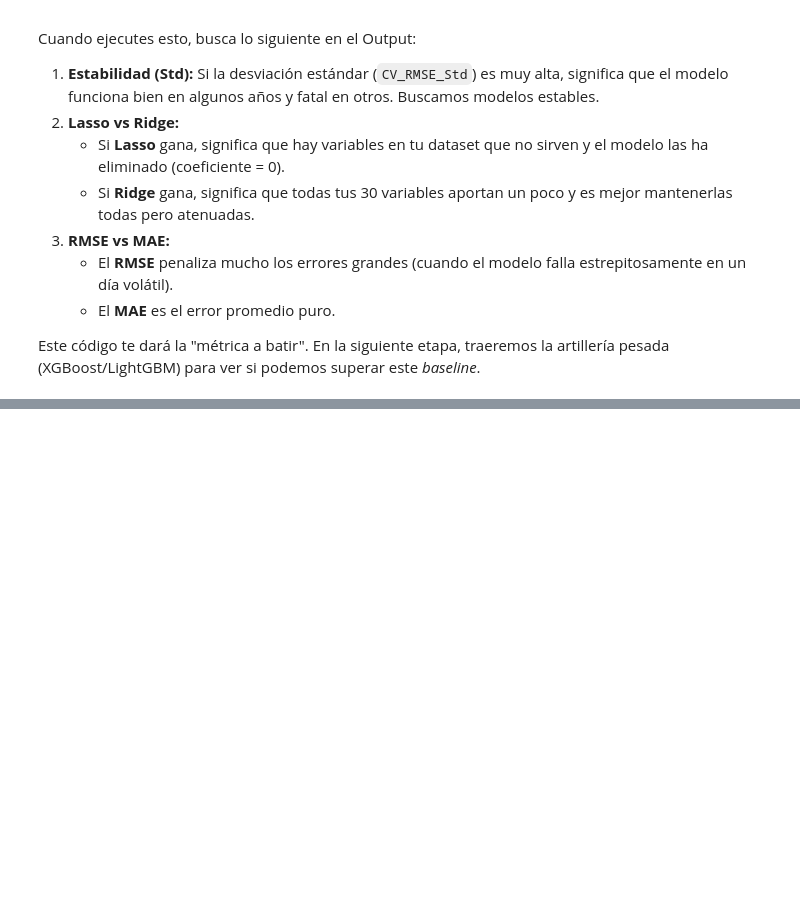
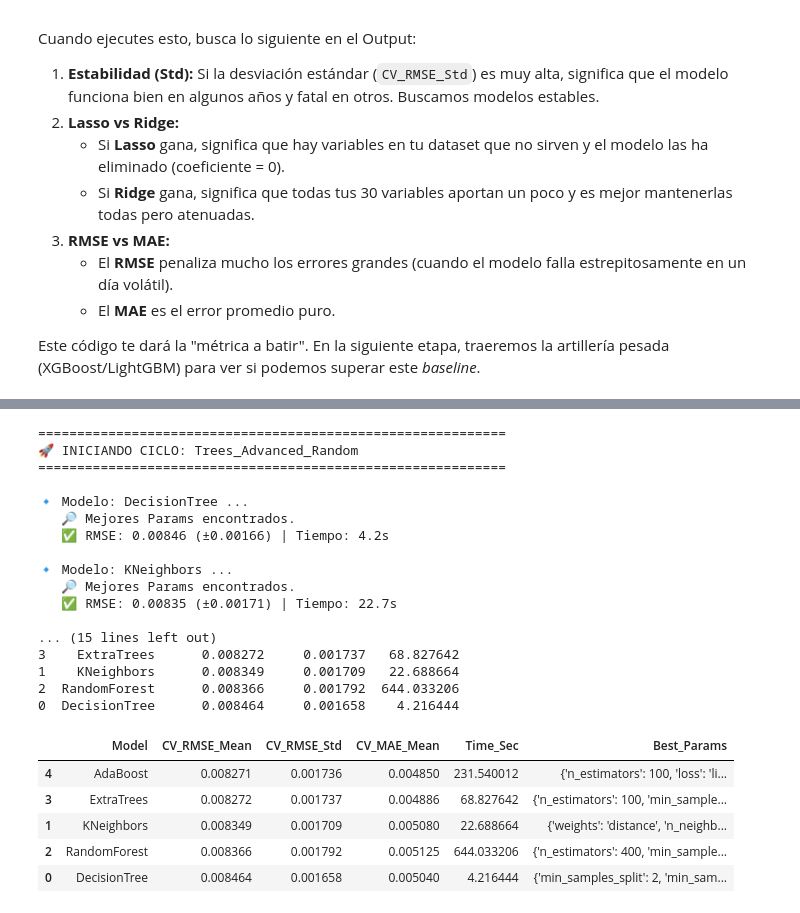
Before and after one commit to sebastianmalbaceda/gold-price-prediction, a Jupyter notebook: notebooks/gold-price-prediction.ipynb, the cells around one changed output, grey strips where cells are left out. Cells and saved outputs as stored; diff of their text form; code cells hidden in the pictures; blank space fills up the shorter version.

```diff
--- a/notebooks/gold-price-prediction.ipynb
+++ b/notebooks/gold-price-prediction.ipynb
@@ -4875,0 +4986,26 @@ Cargando datos de Test...
+# %%
+run_training_cycle(models_trees_rand, "Trees_Advanced_Random")
+# %% [output]
+============================================================
+🚀 INICIANDO CICLO: Trees_Advanced_Random
+============================================================
+
+🔹 Modelo: DecisionTree ...
+   🔎 Mejores Params encontrados.
+   ✅ RMSE: 0.00846 (±0.00166) | Tiempo: 4.2s
+
+🔹 Modelo: KNeighbors ...
+   🔎 Mejores Params encontrados.
+   ✅ RMSE: 0.00835 (±0.00171) | Tiempo: 22.7s
+
+... (15 lines left out)
+3    ExtraTrees      0.008272     0.001737   68.827642
+1    KNeighbors      0.008349     0.001709   22.688664
+2  RandomForest      0.008366     0.001792  644.033206
+0  DecisionTree      0.008464     0.001658    4.216444
+|  | Model | CV_RMSE_Mean | CV_RMSE_Std | CV_MAE_Mean | Time_Sec | Best_Params |
+| 4 | AdaBoost | 0.008271 | 0.001736 | 0.004850 | 231.540012 | {'n_estimators': 100, 'loss': 'li... |
+| 3 | ExtraTrees | 0.008272 | 0.001737 | 0.004886 | 68.827642 | {'n_estimators': 100, 'min_sample... |
+| 1 | KNeighbors | 0.008349 | 0.001709 | 0.005080 | 22.688664 | {'weights': 'distance', 'n_neighb... |
+| 2 | RandomForest | 0.008366 | 0.001792 | 0.005125 | 644.033206 | {'n_estimators': 400, 'min_sample... |
+| 0 | DecisionTree | 0.008464 | 0.001658 | 0.005040 | 4.216444 | {'min_samples_split': 2, 'min_sam... |
```
Also changed, not shown: parts of 21 cells of this notebook, 1 other file.
